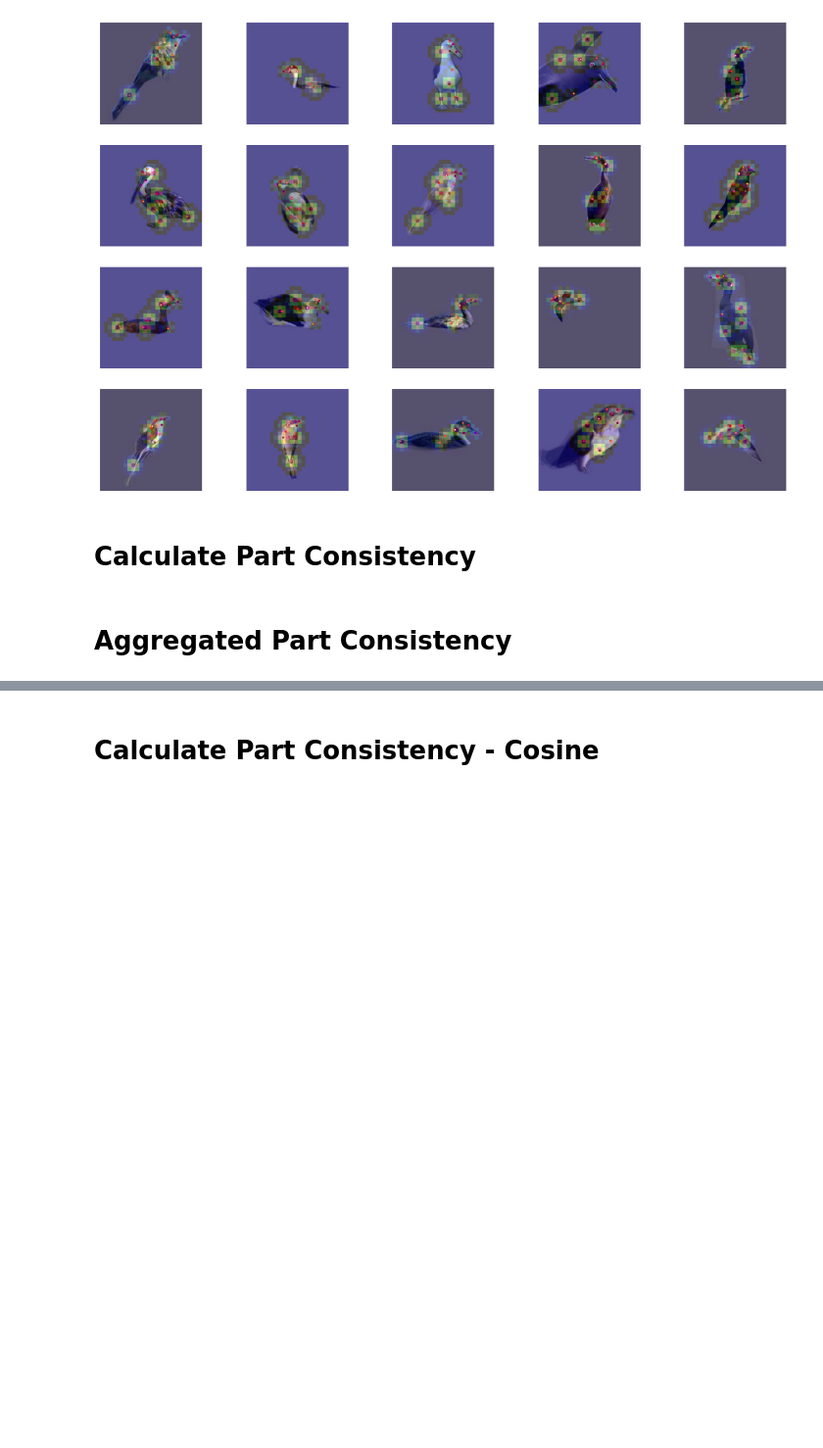
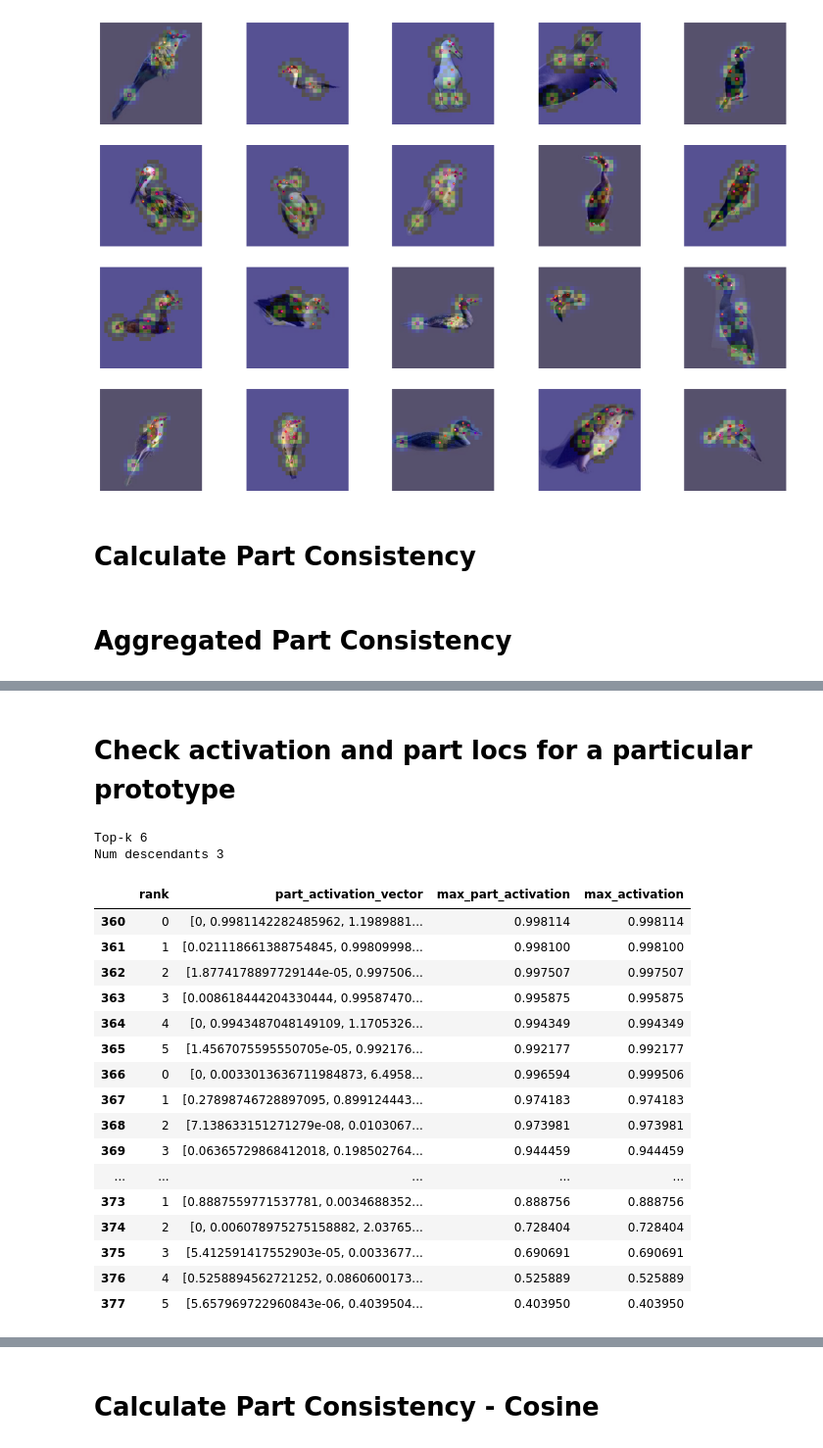
Before and after one commit to harishB97/PIPNet, a Jupyter notebook: part_consistency.ipynb, the cells around one changed output, grey strips where cells are left out. Shown at 98% size. Saved outputs shown, nothing was run; the diff lists cells and outputs as text; code cells hidden in the pictures; blank space fills up the shorter version.

```diff
--- a/part_consistency.ipynb
+++ b/part_consistency.ipynb
@@ -962,0 +999,39 @@ Intraspecies 0.6815320511778747
+# %% [markdown]
+# Check activation and part locs for a particular prototype
+# %%
+interest_prototype = {
+    'node_name': '004+032',
+    'proto_num': 13,
+    'child_name': "032+033"
+}
+
+interest_df = df[(df['node_name'] == interest_prototype['node_name']) & \
+               (df['proto_num'] == interest_prototype['proto_num']) & \
+               (df['child_name'] == interest_prototype['child_name'])]
+
+topk = interest_df['rank'].nunique()
+num_desc = interest_df['leaf_desc'].nunique()
+print('Top-k', topk)
+print('Num descendants' ,num_desc)
+# interest_df.columns
+interest_df[['rank', 'part_activation_vector', 'max_part_activation', 'max_activation']]
+# %% [output]
+Top-k 6
+Num descendants 3
+|  | rank | part_activation_vector | max_part_activation | max_activation |
+| 360 | 0 | [0, 0.9981142282485962, 1.1989881... | 0.998114 | 0.998114 |
+| 361 | 1 | [0.021118661388754845, 0.99809998... | 0.998100 | 0.998100 |
+| 362 | 2 | [1.8774178897729144e-05, 0.997506... | 0.997507 | 0.997507 |
+| 363 | 3 | [0.008618444204330444, 0.99587470... | 0.995875 | 0.995875 |
+| 364 | 4 | [0, 0.9943487048149109, 1.1705326... | 0.994349 | 0.994349 |
+| 365 | 5 | [1.4567075595550705e-05, 0.992176... | 0.992177 | 0.992177 |
+| 366 | 0 | [0, 0.0033013636711984873, 6.4958... | 0.996594 | 0.999506 |
+| 367 | 1 | [0.27898746728897095, 0.899124443... | 0.974183 | 0.974183 |
+| 368 | 2 | [7.138633151271279e-08, 0.0103067... | 0.973981 | 0.973981 |
+| 369 | 3 | [0.06365729868412018, 0.198502764... | 0.944459 | 0.944459 |
+| ... | ... | ... | ... | ... |
+| 373 | 1 | [0.8887559771537781, 0.0034688352... | 0.888756 | 0.888756 |
+| 374 | 2 | [0, 0.006078975275158882, 2.03765... | 0.728404 | 0.728404 |
+| 375 | 3 | [5.412591417552903e-05, 0.0033677... | 0.690691 | 0.690691 |
+| 376 | 4 | [0.5258894562721252, 0.0860600173... | 0.525889 | 0.525889 |
+| 377 | 5 | [5.657969722960843e-06, 0.4039504... | 0.403950 | 0.403950 |
```
Also changed, not shown: parts of 16 cells of this notebook, 2 other files.
